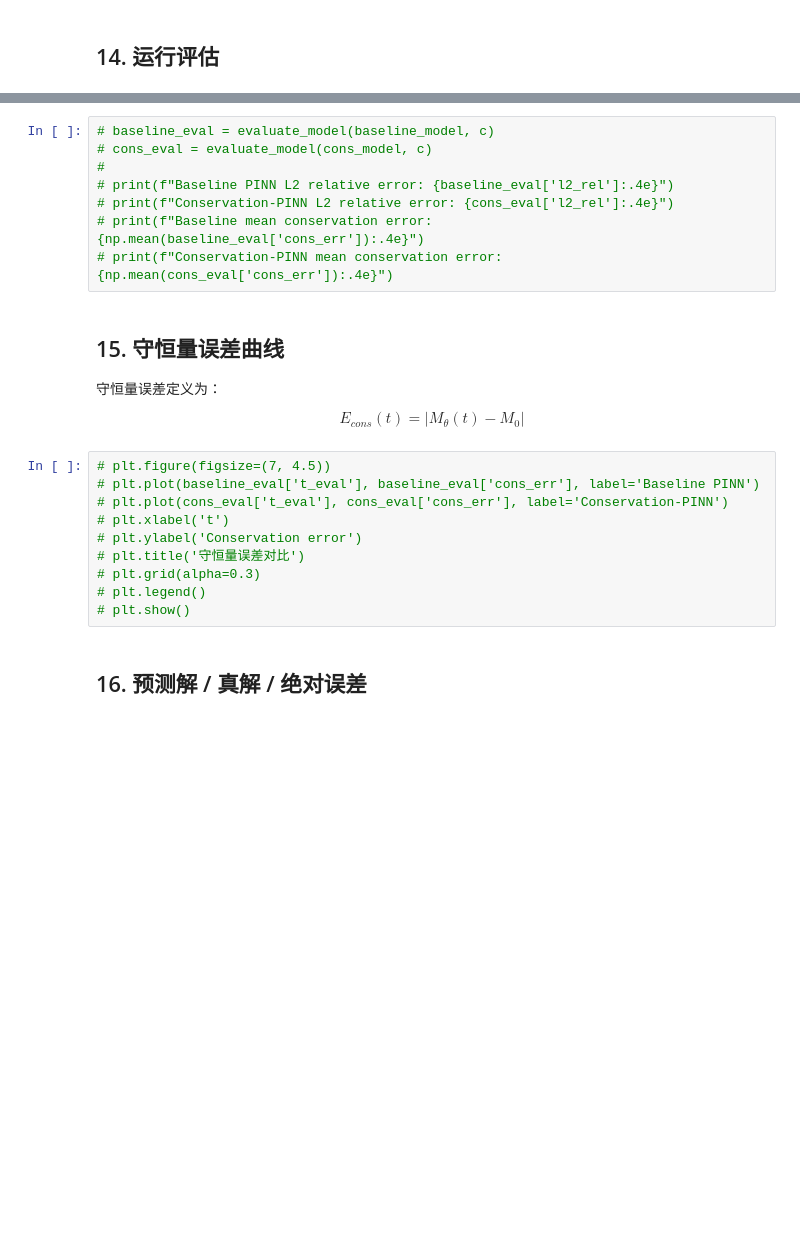
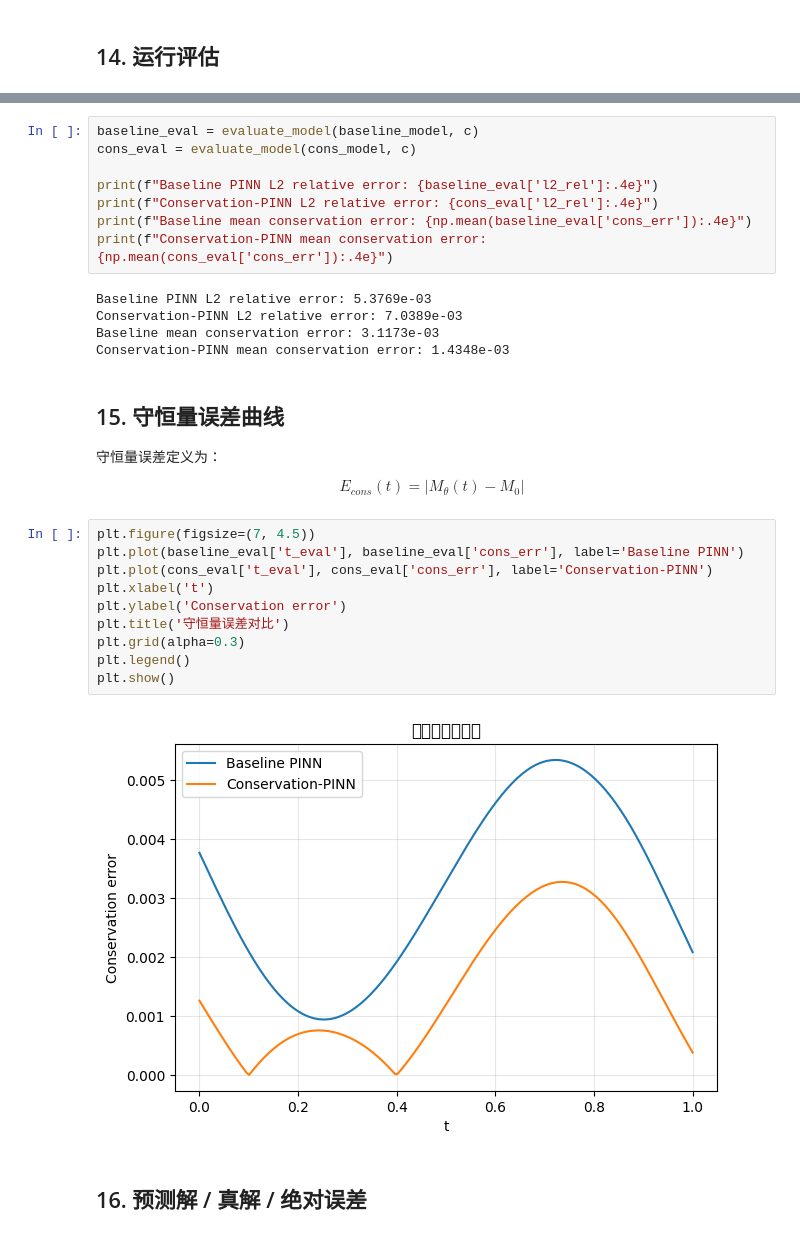
Before and after one commit to WangZW928/HPC_matters, a Jupyter notebook: lessons/section5_conservation_pinn_advection.ipynb, the cells around one changed output, grey strips where cells are left out. Saved outputs shown, nothing was run; the diff lists cells and outputs as text; blank space fills up the shorter version.

```diff
--- a/lessons/section5_conservation_pinn_advection.ipynb
+++ b/lessons/section5_conservation_pinn_advection.ipynb
@@ -446,11 +652,16 @@ def evaluate_model(model, c, nx=200, nt=200):
 # %%
-# baseline_eval = evaluate_model(baseline_model, c)
-# cons_eval = evaluate_model(cons_model, c)
-#
-# print(f"Baseline PINN L2 relative error: {baseline_eval['l2_rel']:.4e}")
-# print(f"Conservation-PINN L2 relative error: {cons_eval['l2_rel']:.4e}")
-# print(f"Baseline mean conservation error: {np.mean(baseline_eval['cons_err']):.4e}")
-# print(f"Conservation-PINN mean conservation error: {np.mean(cons_eval['cons_err']):.4e}")
+baseline_eval = evaluate_model(baseline_model, c)
+cons_eval = evaluate_model(cons_model, c)
+
+print(f"Baseline PINN L2 relative error: {baseline_eval['l2_rel']:.4e}")
+print(f"Conservation-PINN L2 relative error: {cons_eval['l2_rel']:.4e}")
+print(f"Baseline mean conservation error: {np.mean(baseline_eval['cons_err']):.4e}")
+print(f"Conservation-PINN mean conservation error: {np.mean(cons_eval['cons_err']):.4e}")
+# %% [output]
+Baseline PINN L2 relative error: 5.3769e-03
+Conservation-PINN L2 relative error: 7.0389e-03
+Baseline mean conservation error: 3.1173e-03
+Conservation-PINN mean conservation error: 1.4348e-03
 # %% [markdown]
 ## 15. 守恒量误差曲线
 
@@ -458,15 +669,17 @@ def evaluate_model(model, c, nx=200, nt=200):
 
 $$E_{cons}(t)=|M_\theta(t)-M_0|$$
 # %%
-# plt.figure(figsize=(7, 4.5))
-# plt.plot(baseline_eval['t_eval'], baseline_eval['cons_err'], label='Baseline PINN')
-# plt.plot(cons_eval['t_eval'], cons_eval['cons_err'], label='Conservation-PINN')
-# plt.xlabel('t')
-# plt.ylabel('Conservation error')
-# plt.title('守恒量误差对比')
-# plt.grid(alpha=0.3)
-# plt.legend()
-# plt.show()
+plt.figure(figsize=(7, 4.5))
+plt.plot(baseline_eval['t_eval'], baseline_eval['cons_err'], label='Baseline PINN')
+plt.plot(cons_eval['t_eval'], cons_eval['cons_err'], label='Conservation-PINN')
+plt.xlabel('t')
+plt.ylabel('Conservation error')
+plt.title('守恒量误差对比')
+plt.grid(alpha=0.3)
+plt.legend()
+plt.show()
+# %% [output]
+[figure, added]
 # %% [markdown]
 ## 16. 预测解 / 真解 / 绝对误差
 # %%
```
Also changed, not shown: parts of 22 cells of this notebook.
